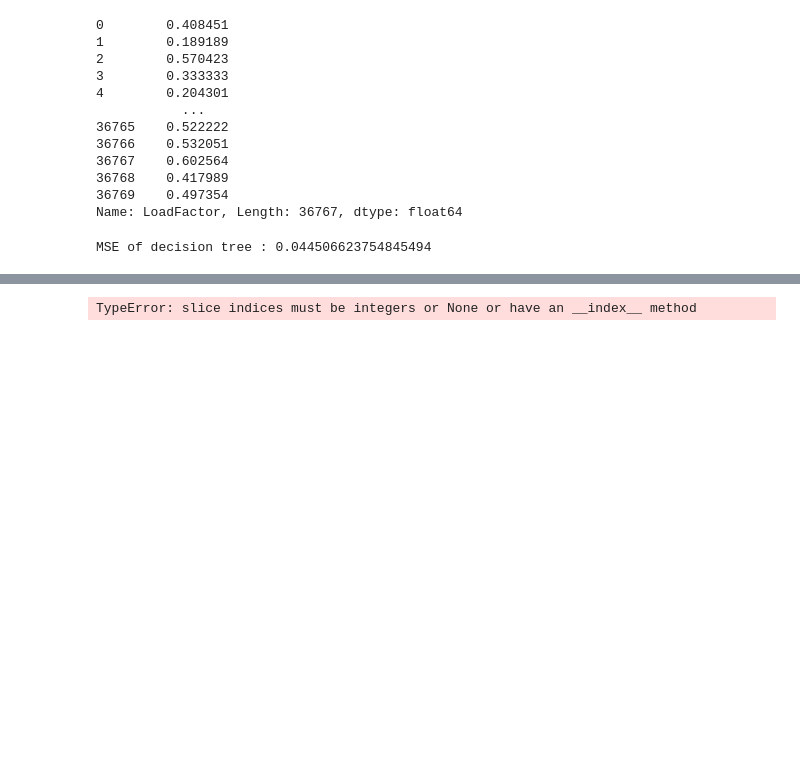
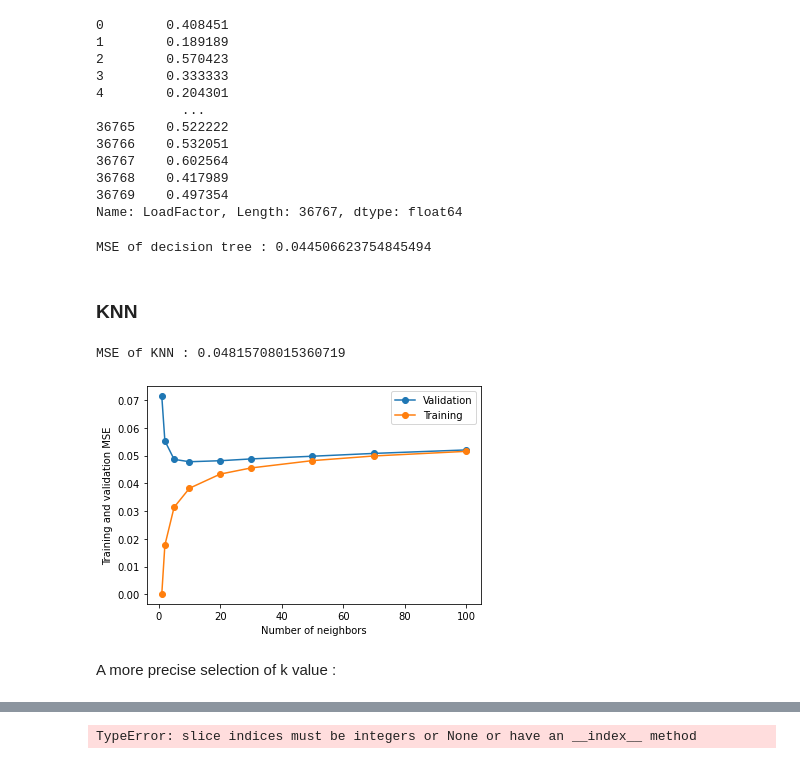
Before and after one commit to gsp1405/CDA-Assignment1, a Jupyter notebook: Grigor_notebook.ipynb, the cells around one changed output, grey strips where cells are left out. Drawn from its saved outputs; the diff is of its cells as text; code cells hidden in the pictures; blank space fills up the shorter version.

```diff
--- a/Grigor_notebook.ipynb
+++ b/Grigor_notebook.ipynb
@@ -344,3 +344,39 @@ print("MSE of decision tree :", mean_squared_error(y_val.to_numpy(), pred))
 #print(\"Recall score :\", recall_score(y_val.to_numpy(), pred))"
 # %% [output]
 MSE of decision tree : 0.044506623754845494
+# %% [markdown]
+### KNN
+# %%
+K = 20
+KNN = KNeighborsRegressor(n_neighbors = K, weights = 'uniform', metric = 'euclidean')
+KNN.fit(X_train, y_train)
+
+pred_knn = KNN.predict(X_val)
+
+print("MSE of KNN :", mean_squared_error(y_val.to_numpy(), pred_knn))
+# %% [output]
+MSE of KNN : 0.04815708015360719
+# %%
+Ks = [1, 2, 5, 10, 20, 30, 50, 70, 100]
+val_errors = [None for _ in range(len(Ks))]
+train_errors = [None for _ in range(len(Ks))]
+
+for i,k in enumerate(Ks):
+    KNN = KNeighborsRegressor(n_neighbors = k, weights = 'uniform', metric = 'euclidean')
+    KNN.fit(X_train, y_train)
+    pred_knn = KNN.predict(X_val)
+
+    val_errors[i] = mean_squared_error(y_val.to_numpy(), pred_knn)
+    train_errors[i] = mean_squared_error(y_train.to_numpy(), KNN.predict(X_train))
+# %%
+fig, ax = plt.subplots(1, 1)
+plt.plot(Ks, val_errors, 'o-', label='Validation')
+plt.plot(Ks, train_errors, 'o-', label='Training')
+plt.legend()
+ax.set_xlabel("Number of neighbors")
+ax.set_ylabel("Training and validation MSE")
+plt.show()
+# %% [output]
+[figure, added]
+# %% [markdown]
+A more precise selection of k value :
```
Also changed, not shown: parts of 2 cells of this notebook.
